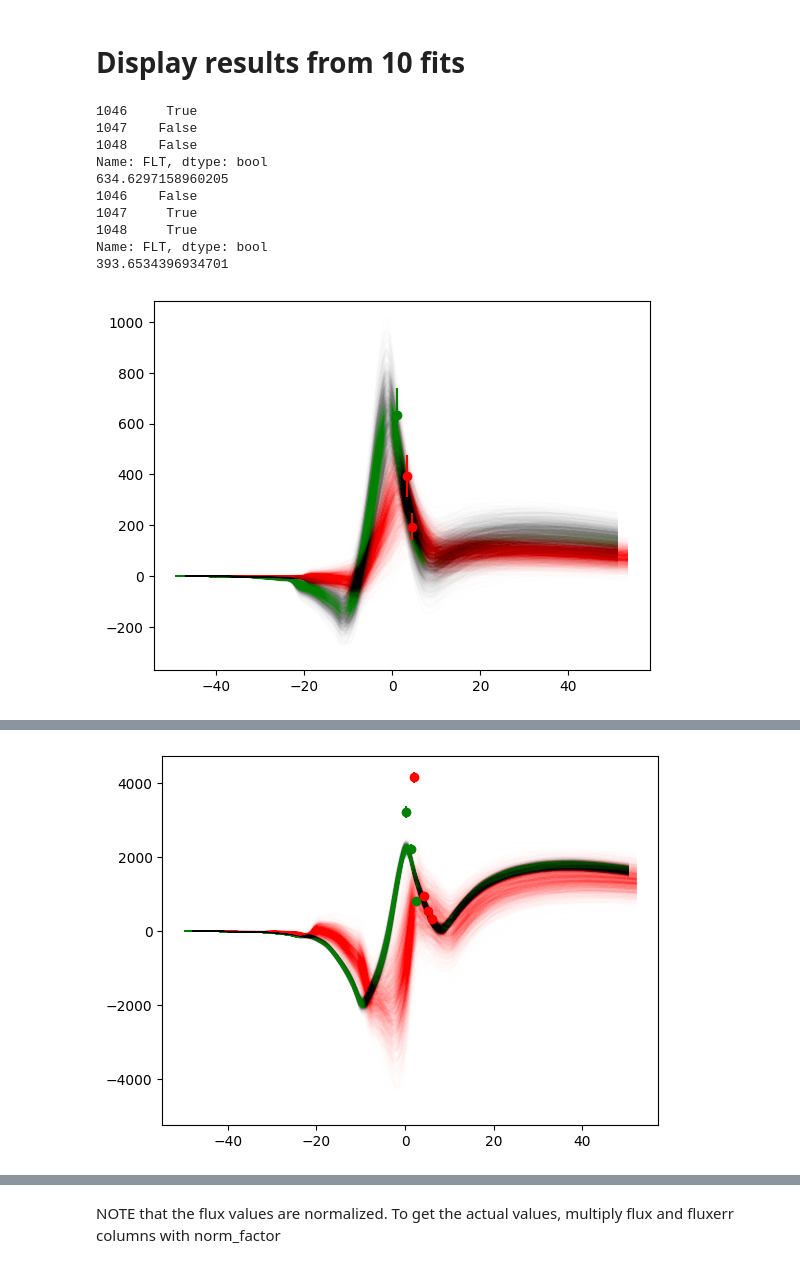
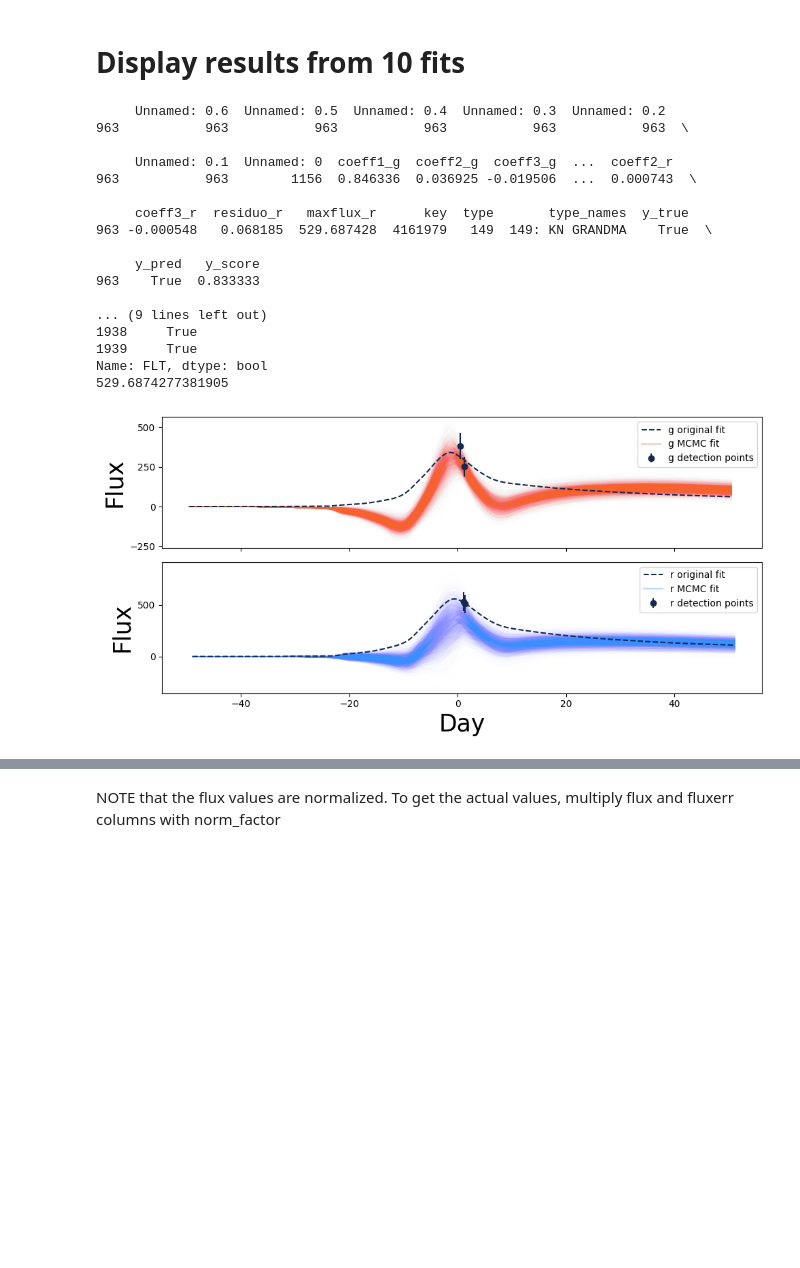
Before and after one commit to b-biswas/ltcurveMCMC, a Jupyter notebook: notebooks/eval_fits.ipynb, the cells around one changed output, grey strips where cells are left out. Drawn from its saved outputs; the diff is of its cells as text; code cells hidden in the pictures; blank space fills up the shorter version.

```diff
--- a/notebooks/eval_fits.ipynb
+++ b/notebooks/eval_fits.ipynb
@@ -44,0 +43,2 @@ Index(['SNID', 'MCMC_samples_kn', 'norm_factor', 'sampler_stats_kn',
+# %%
+original_features = pd.read_csv(os.path.join(data_dir, "train_features_original.csv"))
@@ -50,11 +68,23 @@ from lcmcmc.parametric_fits import parametric_fn_pcs
 # %%
-colors = ['g', 'r']
-for index, row in trained_features.sample(10).iterrows():
+colors = ['#F5622E', '#3C8DFF']
+snid = 4161979
+plot_sample = trained_features[trained_features["SNID"]==snid]
+#plot_sample = trained_features.sample(, random_state=3)
+for index, row in plot_sample.iterrows():
+
+    current_original_features = original_features[original_features['key']==row['SNID']]
+
+    if len(current_original_features)==0:
+        continue
+
+    print(current_original_features)
 
     current_obj_df = {}
     norm_fact = np.array([row['norm_factor']]*2000)
 
     features = np.concatenate((row['MCMC_samples_kn'], np.expand_dims(np.mean(row['data-likelihood']['data_value'], axis=2), 2)), axis=2).reshape((2000, 7))
+
+    fig, ax = plt.subplots(2, 1, sharex=True, figsize=(10, 5))
 
     for band_num, band in enumerate(['g', 'r']):
         for coeff_num in range(3):
@@ -69,43 +99,78 @@ for index, row in trained_features.sample(10).iterrows():
     event_type = df_head[row['SNID']==df_head["SNID"]]["SNTYPE"].values[0]
 
     event_df = df_phot[df_phot['SNID'] == row['SNID']]
 
     max_time = row['max_time']
     if len(max_time) == 1:
             max_time = max_time*2
 
     for band_num, band in enumerate([b'g', b'r']):
         print(event_df['FLT'] == band)
         band_df = event_df[event_df['FLT'] == band]
         print(norm_fact[0, band_num])
 
         for pred_num in range(2000):
 
             #print(mcmc_samples[0].shape)
             c1 = features[pred_num, 0 + band_num*3]
             c2 = features[pred_num, 1 + band_num*3]
             c3 = features[pred_num, 2 + band_num*3]
 
             predictions = parametric_fn_pcs(c1, c2, c3, pcs, np.arange(0,401, 1))
 
-            plt.plot(np.arange(-50, 50.25, .25)+max_time[band_num], predictions*norm_fact[0, band_num], alpha=.005, color=colors[band_num])
+            ax[band_num].plot(np.arange(-50, 50.25, .25)+max_time[band_num], predictions*norm_fact[0, band_num], alpha=.005,color=colors[band_num])
+
+        bname = 'g' if band_num==0 else 'r'
+
+        c1_o = current_original_features[f"coeff{1}_"+bname].values[0]
+        c2_o= current_original_features[f"coeff{2}_"+bname].values[0]
+        c3_o= current_original_features[f"coeff{3}_"+bname].values[0]
+
+        predictions = parametric_fn_pcs(c1_o, c2_o, c3_o, pcs, np.arange(0,401, 1))
+        ax[band_num].plot(np.arange(-50, 50.25, .25)+max_time[band_num], predictions*norm_fact[0, band_num], alpha=1, ls="--",color="#15284F", label=f"{bname} original fit")
 
         if len(band_df)>0:
-            plt.errorbar(band_df["MJD"], band_df["FLUXCAL"], yerr=band_df['FLUXCALERR'], fmt="o", color=colors[band_num])
-    plt.show()
+            ax[band_num].errorbar(band_df["MJD"], band_df["FLUXCAL"], yerr=band_df['FLUXCALERR'], fmt="o", color="#15284F", label=f"{bname} detection points")
+
+        ax[band_num].plot([], [],  alpha=.35,color=colors[band_num], label=f"{bname} MCMC fit")
+
+        ax[band_num].legend()
+
+
+        ax[band_num].set_ylabel("Flux", fontsize=25)
+
+    ax[1].set_xlabel("Day", fontsize=25)
     if event_type in [149, 150]:
         current_obj_df["type"]=1
 
+
+    plt.rc('xtick', labelsize=17)
+    plt.rc('ytick', labelsize=17)
+
+
+    plt.subplots_adjust(wspace=0, hspace=0)
+    plt.tight_layout()
+    plt.savefig(os.path.join(get_data_dir_path(), "fit_example.png"))
+
+    plt.show()
+
     #features_df.append(current_obj_df)
 # %% [output]
-1046     True
-1047    False
-1048    False
+     Unnamed: 0.6  Unnamed: 0.5  Unnamed: 0.4  Unnamed: 0.3  Unnamed: 0.2
+963           963           963           963           963           963  \
+
+     Unnamed: 0.1  Unnamed: 0  coeff1_g  coeff2_g  coeff3_g  ...  coeff2_r
+963           963        1156  0.846336  0.036925 -0.019506  ...  0.000743  \
+
+     coeff3_r  residuo_r   maxflux_r      key  type       type_names  y_true
+963 -0.000548   0.068185  529.687428  4161979   149  149: KN GRANDMA    True  \
+
+     y_pred   y_score
+963    True  0.833333
+
+... (9 lines left out)
+1938     True
+1939     True
 Name: FLT, dtype: bool
-634.6297158960205
-1046    False
-1047     True
-1048     True
-Name: FLT, dtype: bool
-393.6534396934701
+529.6874277381905
-[figure, old version]
+[figure, new version]
@@ -130 +176,0 @@ Name: FLT, dtype: bool
-[figure, removed]
```
Also changed, not shown: parts of 7 cells of this notebook.
